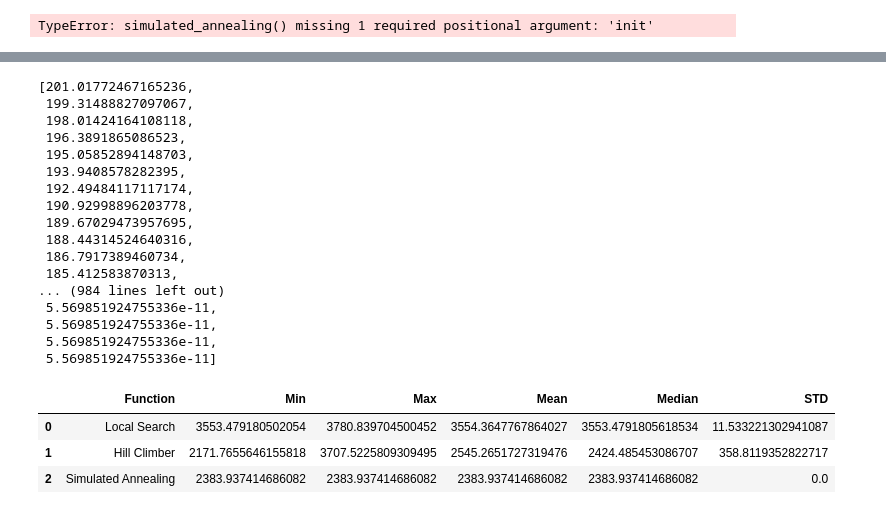
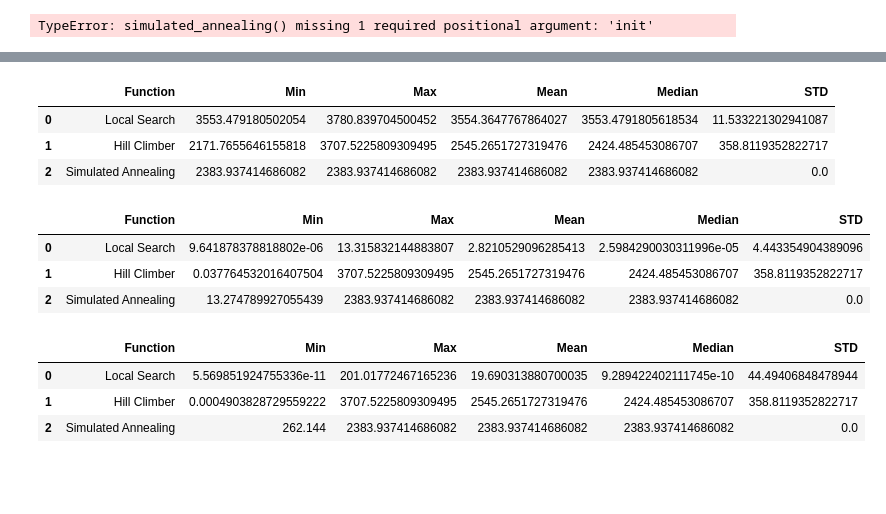
Before and after one commit to Edems10/matematicka_informatika, a Jupyter notebook: 03.ipynb, the cells around one changed output, grey strips where cells are left out. Saved outputs shown, nothing was run; the diff lists cells and outputs as text; code cells hidden in the pictures; blank space fills up the shorter version.

```diff
--- a/03.ipynb
+++ b/03.ipynb
@@ -303,39 +283,37 @@ sa_sphere
-# %%
-ls_sphere
-# %% [output]
-[201.01772467165236,
- 199.31488827097067,
- 198.01424164108118,
- 196.3891865086523,
- 195.05852894148703,
- 193.9408578282395,
- 192.49484117117174,
- 190.92998896203778,
- 189.67029473957695,
- 188.44314524640316,
- 186.7917389460734,
- 185.412583870313,
-... (984 lines left out)
- 5.569851924755336e-11,
- 5.569851924755336e-11,
- 5.569851924755336e-11,
- 5.569851924755336e-11]
 # %%
-minimum = np.array([np.min(ls_schwefel), np.min(hc_schwefell), np.min(sa_schwefell)])
-maximum = np.array([np.max(ls_schwefel), np.max(hc_schwefell), np.max(sa_schwefell)])
-mean = np.array([np.mean(ls_schwefel), np.mean(hc_schwefell), np.mean(sa_schwefell)])
-med = np.array([np.median(ls_schwefel), np.median(hc_schwefell), np.median(sa_schwefell)])
-std = np.array([np.std(ls_schwefel), np.std(hc_schwefell), np.std(sa_schwefell)])
-labels = np.array(['Local Search', 'Hill Climber', 'Simulated Annealing'])
+def show_dataframe(fun1,fun2,fun3):
 
-data = np.vstack([labels, minimum, maximum, mean, med, std])
-df = pd.DataFrame(data)
-df = df.T
-df.columns = ['Function', 'Min', 'Max', 'Mean', 'Median', 'STD']
-df
+    minimum = np.array([np.min(fun1), np.min(fun2), np.min(fun3)])
+    maximum = np.array([np.max(fun1), np.max(hc_schwefell), np.max(sa_schwefell)])
+    mean = np.array([np.mean(fun1), np.mean(hc_schwefell), np.mean(sa_schwefell)])
+    med = np.array([np.median(fun1), np.median(hc_schwefell), np.median(sa_schwefell)])
+    std = np.array([np.std(fun1), np.std(hc_schwefell), np.std(sa_schwefell)])
+    labels = np.array(['Local Search', 'Hill Climber', 'Simulated Annealing'])
+
+    data = np.vstack([labels, minimum, maximum, mean, med, std])
+    df = pd.DataFrame(data)
+    df = df.T
+    df.columns = ['Function', 'Min', 'Max', 'Mean', 'Median', 'STD']
+    return df
-# %% [output]
-|  | Function | Min | Max | Mean | Median | STD |
-| 0 | Local Search | 3553.479180502054 | 3780.839704500452 | 3554.3647767864027 | 3553.4791805618534 | 11.533221302941087 |
-| 1 | Hill Climber | 2171.7655646155818 | 3707.5225809309495 | 2545.2651727319476 | 2424.485453086707 | 358.8119352822717 |
-| 2 | Simulated Annealing | 2383.937414686082 | 2383.937414686082 | 2383.937414686082 | 2383.937414686082 | 0.0 |
+# %%
+show_dataframe(ls_schwefel,hc_schwefell,sa_schwefell)
+# %% [output]
+|  | Function | Min | Max | Mean | Median | STD |
+| 0 | Local Search | 3553.479180502054 | 3780.839704500452 | 3554.3647767864027 | 3553.4791805618534 | 11.533221302941087 |
+| 1 | Hill Climber | 2171.7655646155818 | 3707.5225809309495 | 2545.2651727319476 | 2424.485453086707 | 358.8119352822717 |
+| 2 | Simulated Annealing | 2383.937414686082 | 2383.937414686082 | 2383.937414686082 | 2383.937414686082 | 0.0 |
+# %%
+show_dataframe(ls_ackley,hc_ack,sa_ack)
+# %% [output]
+|  | Function | Min | Max | Mean | Median | STD |
+| 0 | Local Search | 9.641878378818802e-06 | 13.315832144883807 | 2.8210529096285413 | 2.5984290030311996e-05 | 4.443354904389096 |
+| 1 | Hill Climber | 0.037764532016407504 | 3707.5225809309495 | 2545.2651727319476 | 2424.485453086707 | 358.8119352822717 |
+| 2 | Simulated Annealing | 13.274789927055439 | 2383.937414686082 | 2383.937414686082 | 2383.937414686082 | 0.0 |
+# %%
+show_dataframe(ls_sphere,hc_sphere,sa_sphere)
+# %% [output]
+|  | Function | Min | Max | Mean | Median | STD |
+| 0 | Local Search | 5.569851924755336e-11 | 201.01772467165236 | 19.690313880700035 | 9.289422402111745e-10 | 44.49406848478944 |
+| 1 | Hill Climber | 0.0004903828729559222 | 3707.5225809309495 | 2545.2651727319476 | 2424.485453086707 | 358.8119352822717 |
+| 2 | Simulated Annealing | 262.144 | 2383.937414686082 | 2383.937414686082 | 2383.937414686082 | 0.0 |
 # %%
```
Also changed, not shown: parts of 2 cells of this notebook.
